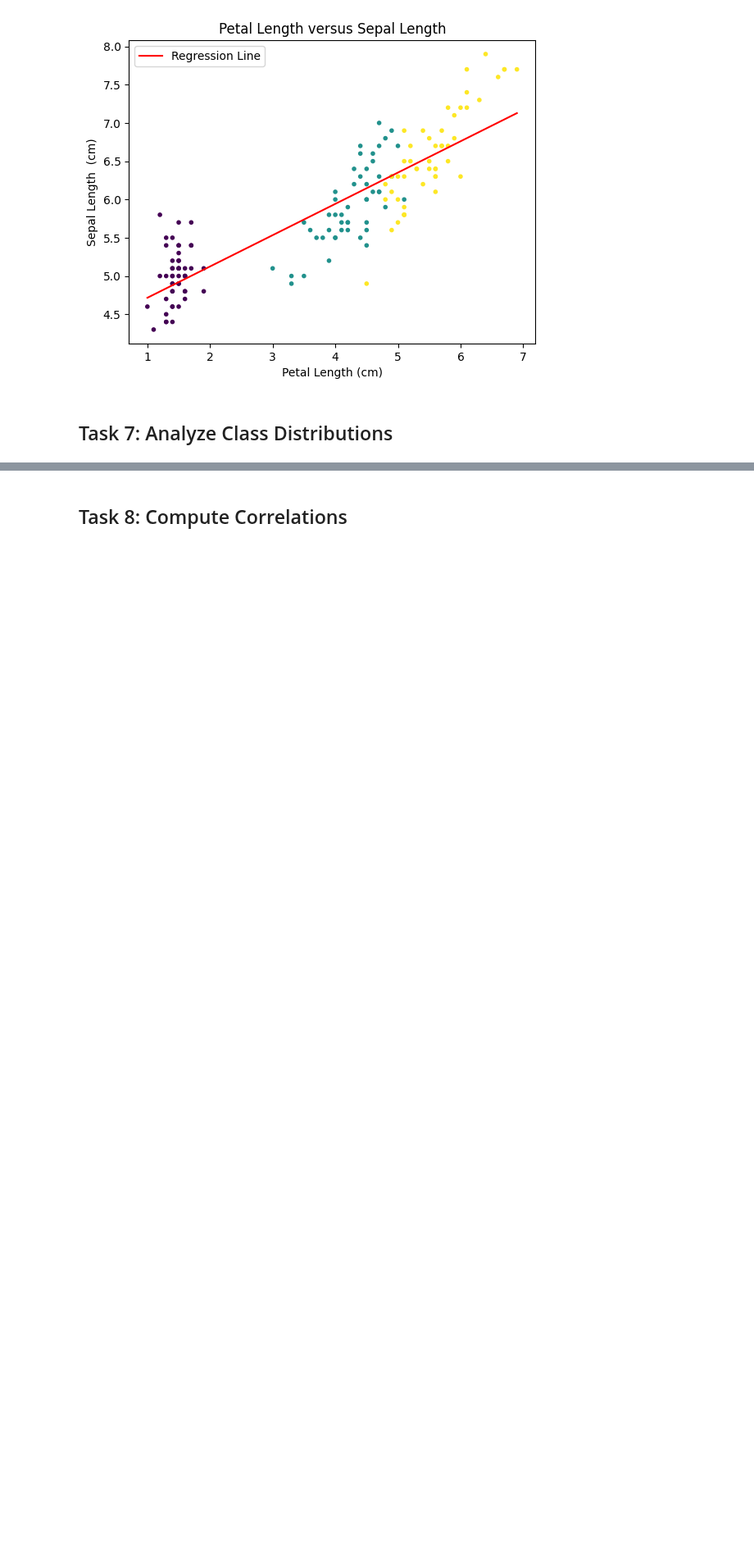
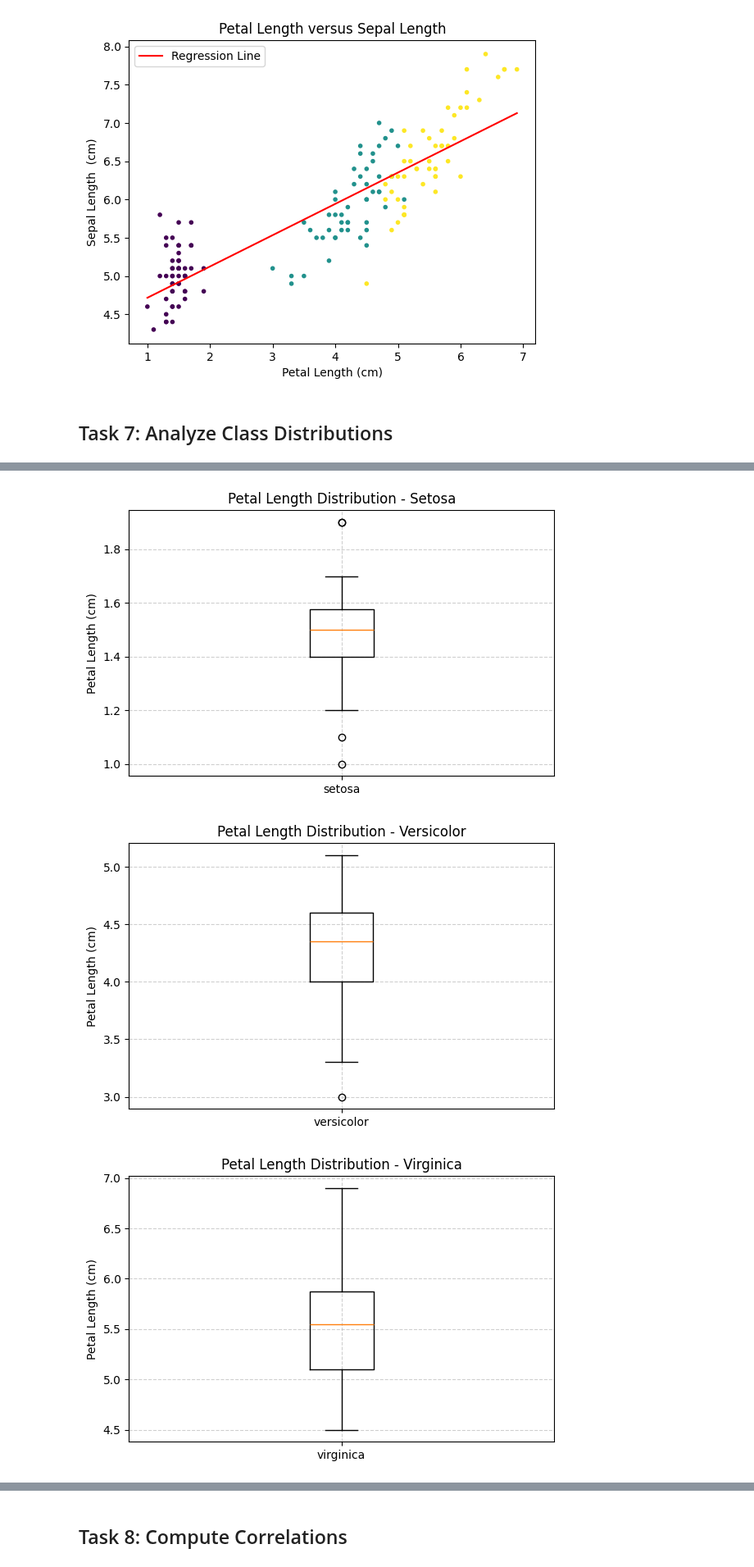
Before and after one commit to seasid3/seasid3-prin_data_analy, a Jupyter notebook: tasks.ipynb, the cells around one changed output, grey strips where cells are left out. Shown at 82% size. Cells and saved outputs as stored; diff of their text form; code cells hidden in the pictures; blank space fills up the shorter version.

```diff
--- a/tasks.ipynb
+++ b/tasks.ipynb
@@ -474,0 +480,28 @@ To analyze box-plots of the petal lengths for each of the three classes of iris.
+# %%
+# Define x values
+data_iris = database.data  # shape: (150, 4)
+class_labels = database.target  # class labels: 0, 1, 2
+feature_names = database.feature_names
+target_names = database.target_names
+
+# Index of petal length in x
+petal_length_index = feature_names.index('petal length (cm)')
+
+# Extract petal lengths by class
+petal_lengths_by_class = [data_iris[class_labels == i, petal_length_index] for i in np.unique(class_labels)]
+
+# Generate a separate boxplot for each class
+for i in np.unique(class_labels):
+    petal_lengths = data_iris[class_labels == i, petal_length_index]
+
+    plt.figure(figsize=(6, 4))
+    plt.boxplot(petal_lengths, labels=[target_names[i]])
+    plt.title(f"Petal Length Distribution - {target_names[i].capitalize()}")
+    plt.ylabel('Petal Length (cm)')
+    plt.grid(True, linestyle='--', alpha=0.6)
+    plt.tight_layout()
+    plt.show()
+# %% [output]
+[figure, added]
+[figure, added]
+[figure, added]
```
Also changed, not shown: parts of 6 cells of this notebook.
